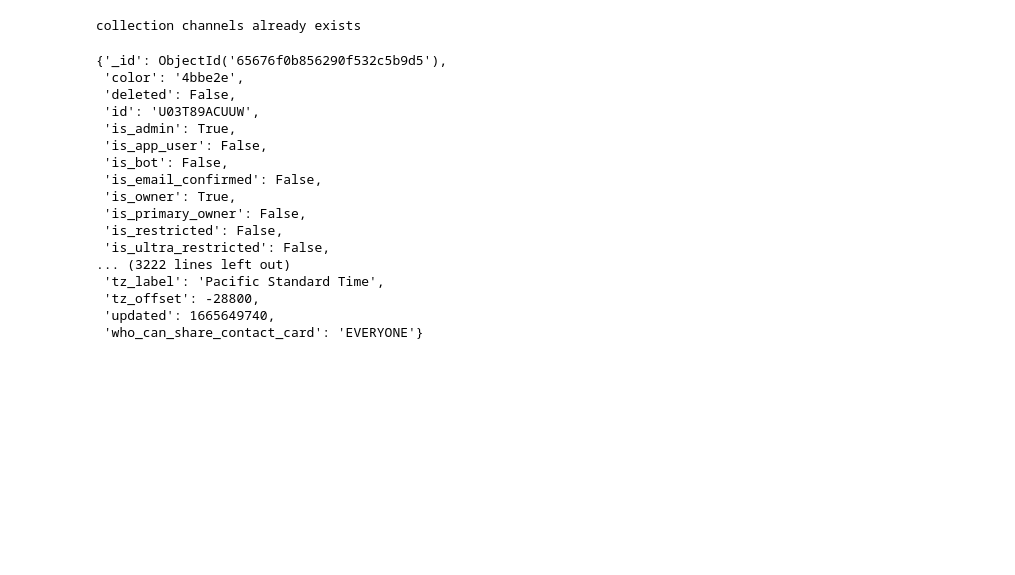
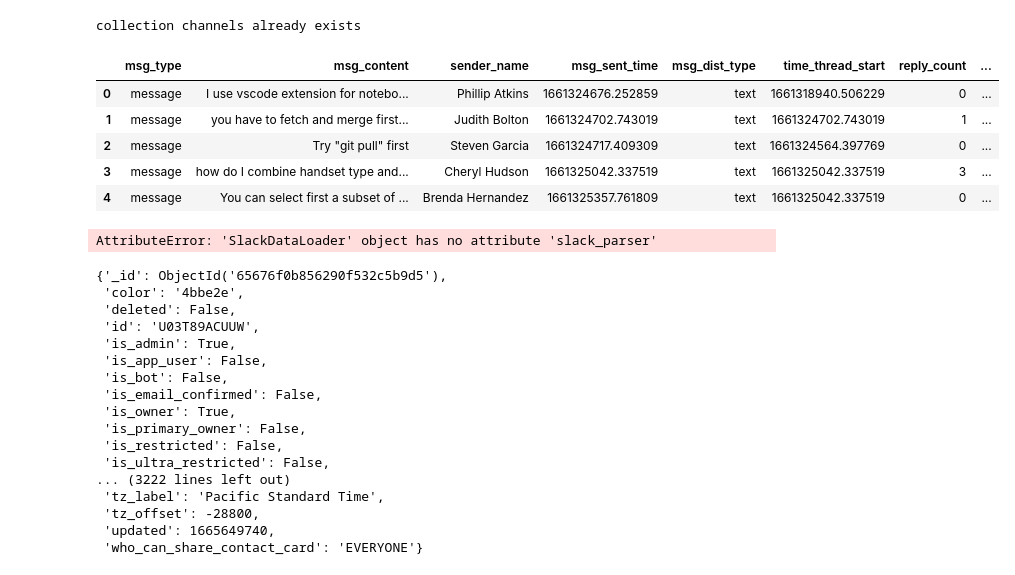
Before and after one commit to abdimussa87/week0_starter_network_analysis, a Jupyter notebook: notebooks/working_with_db.ipynb, the cells around one changed output. Drawn from its saved outputs; the diff is of its cells as text; code cells hidden in the pictures; blank space fills up the shorter version.

Commit message:
fix: moved slack_parser and parse_slack_reaction to the loader file fix: change the data source to be mongodb for the channel_messages

```diff
--- a/notebooks/working_with_db.ipynb
+++ b/notebooks/working_with_db.ipynb
@@ -11,9 +15,18 @@ from src.loader import SlackDataLoader
 # %%
 
 db = db_utils.DBWithSchema()
+all_week_1_path = os.path.join("../anonymized", 'all-week1/')
 data_loader = SlackDataLoader("../anonymized")
+week1_df = data_loader.slack_parser(all_week_1_path)
+week1_df.head()
 # %% [output]
 collection channels already exists
+|  | msg_type | msg_content | sender_name | msg_sent_time | msg_dist_type | time_thread_start | reply_count | ... |
+| 0 | message | I use vscode extension for notebo... | Phillip Atkins | 1661324676.252859 | text | 1661318940.506229 | 0 | ... |
+| 1 | message | you have to fetch and merge first... | Judith Bolton | 1661324702.743019 | text | 1661324702.743019 | 1 | ... |
+| 2 | message | Try "git pull" first | Steven Garcia | 1661324717.409309 | text | 1661324564.397769 | 0 | ... |
+| 3 | message | how do I combine handset type and... | Cheryl Hudson | 1661325042.337519 | text | 1661325042.337519 | 3 | ... |
+| 4 | message | You can select first a subset of ... | Brenda Hernandez | 1661325357.761809 | text | 1661325042.337519 | 0 | ... |
 # %%
 #  insert the channels to db
 channels_inserted = db.insert_many_to_collection('channels',data_loader.get_channels())
@@ -22,7 +35,9 @@ channels_inserted = db.insert_many_to_collection('channels',data_loader.get_chan
 users_inserted = db.insert_many_to_collection('users',data_loader.get_users())
 # %%
 # insert the channel messages to db
-channels_inserted = db.insert_many_to_collection('channel_messages',data_loader.get_channel_messages('all-week1/2022-08-23.json'))
+channels_inserted = db.insert_many_to_collection('channel_messages_test',week1_df.to_dict(orient='records'))
+# %% [output]
+AttributeError: 'SlackDataLoader' object has no attribute 'slack_parser'
 # %%
 
 # fetch users from db
```
Also changed, not shown: parts of 2 cells of this notebook, 4 other files.
